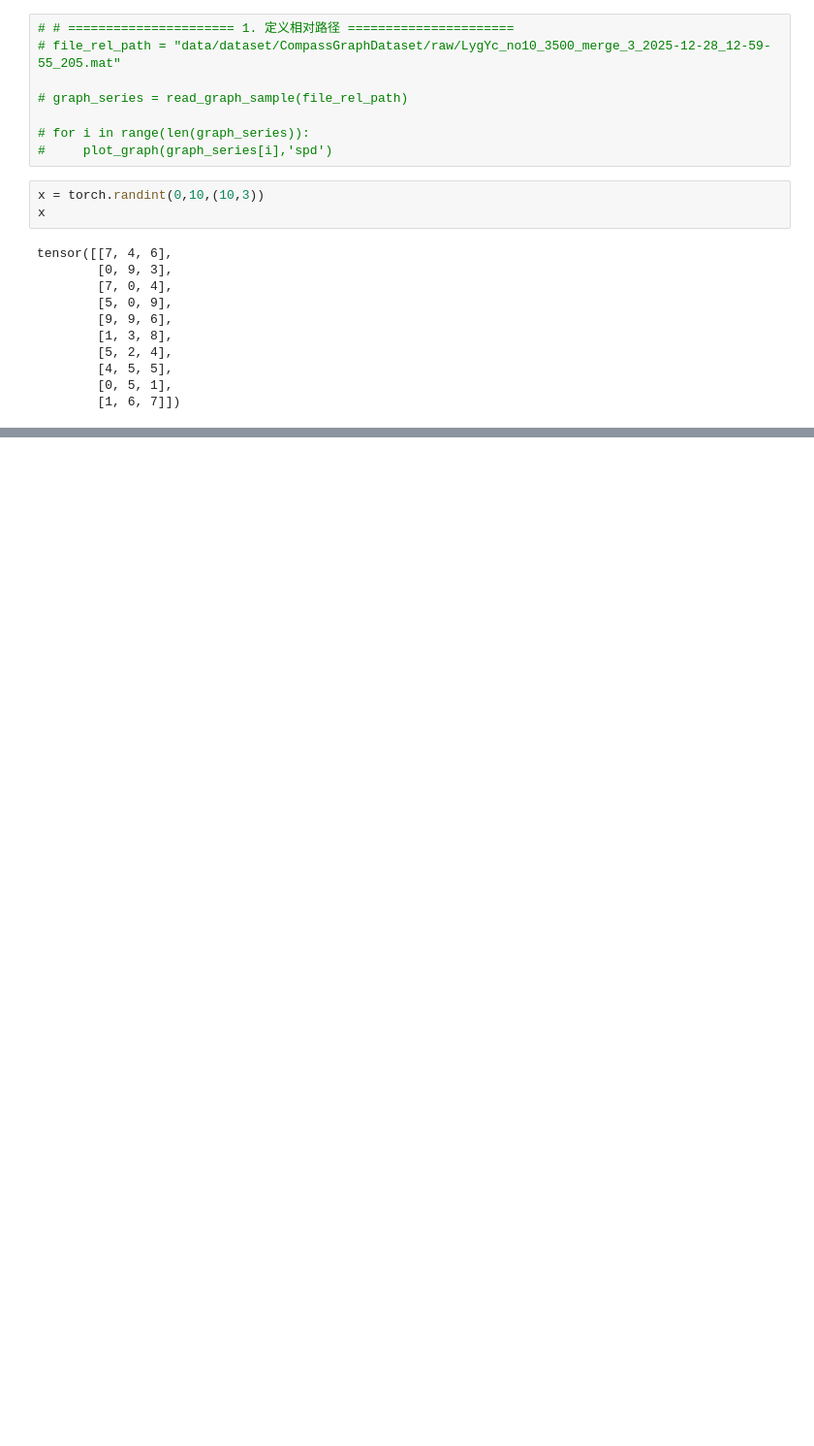
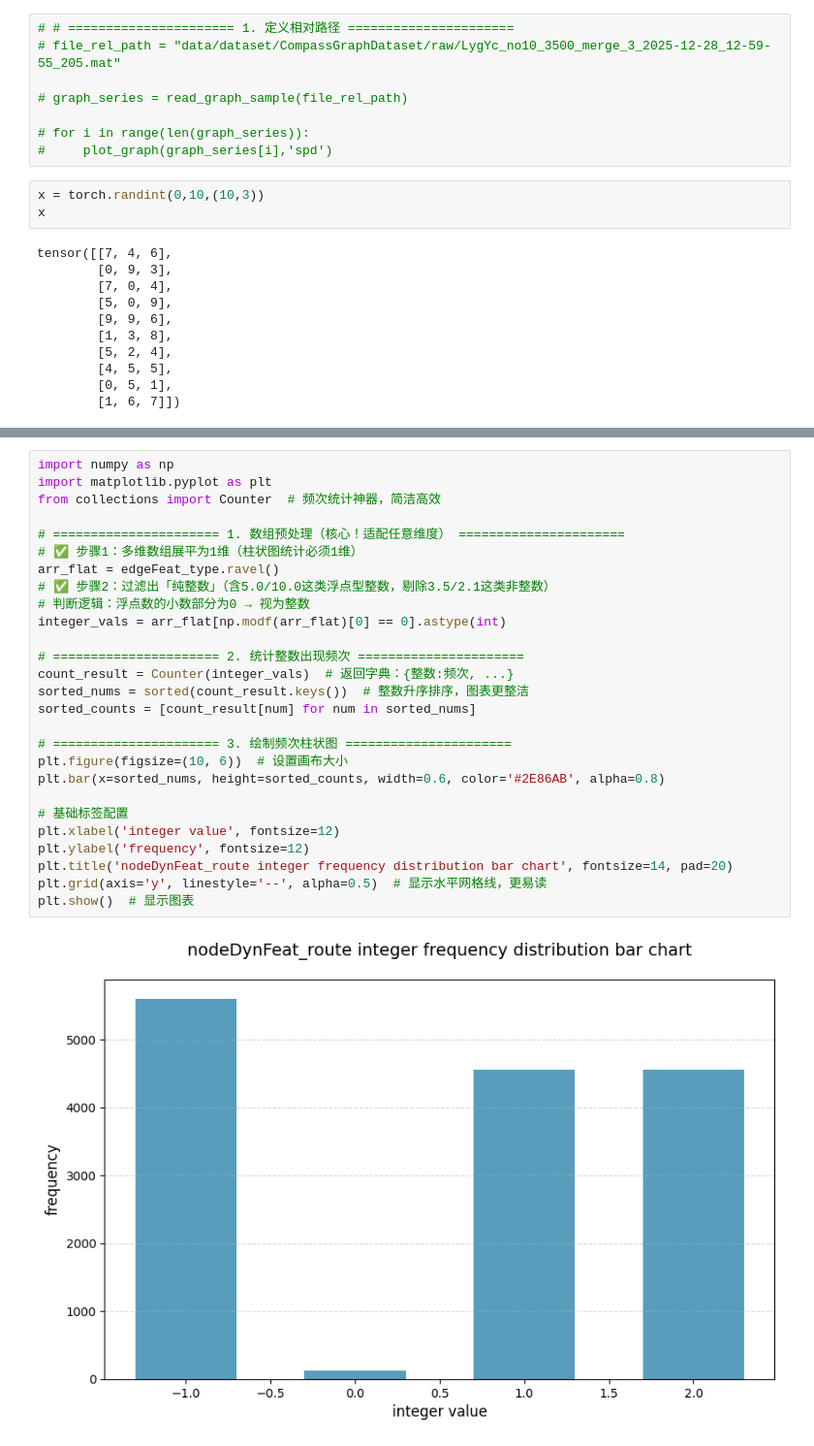
Before and after one commit to KomasaQi/COMPASS-Predictive-Driving, a Jupyter notebook: data/scripts/readGraphTest.ipynb, the cells around one changed output, grey strips where cells are left out. Shown at 97% size. Drawn from its saved outputs; the diff is of its cells as text; blank space fills up the shorter version.

```diff
--- a/data/scripts/readGraphTest.ipynb
+++ b/data/scripts/readGraphTest.ipynb
@@ -361,0 +393,29 @@ tensor([[7, 4, 6, 0, 9, 3],
+# %%
+import numpy as np
+import matplotlib.pyplot as plt
+from collections import Counter  # 频次统计神器，简洁高效
+
+# ====================== 1. 数组预处理（核心！适配任意维度） ======================
+# ✅ 步骤1：多维数组展平为1维（柱状图统计必须1维）
+arr_flat = edgeFeat_type.ravel()
+# ✅ 步骤2：过滤出「纯整数」（含5.0/10.0这类浮点型整数，剔除3.5/2.1这类非整数）
+# 判断逻辑：浮点数的小数部分为0 → 视为整数
+integer_vals = arr_flat[np.modf(arr_flat)[0] == 0].astype(int)
+
+# ====================== 2. 统计整数出现频次 ======================
+count_result = Counter(integer_vals)  # 返回字典：{整数:频次, ...}
+sorted_nums = sorted(count_result.keys())  # 整数升序排序，图表更整洁
+sorted_counts = [count_result[num] for num in sorted_nums]
+
+# ====================== 3. 绘制频次柱状图 ======================
+plt.figure(figsize=(10, 6))  # 设置画布大小
+plt.bar(x=sorted_nums, height=sorted_counts, width=0.6, color='#2E86AB', alpha=0.8)
+
+# 基础标签配置
+plt.xlabel('integer value', fontsize=12)
+plt.ylabel('frequency', fontsize=12)
+plt.title('nodeDynFeat_route integer frequency distribution bar chart', fontsize=14, pad=20)
+plt.grid(axis='y', linestyle='--', alpha=0.5)  # 显示水平网格线，更易读
+plt.show()  # 显示图表
+# %% [output]
+[figure, added]
```
Also changed, not shown: parts of 7 cells of this notebook, 13 other files.
